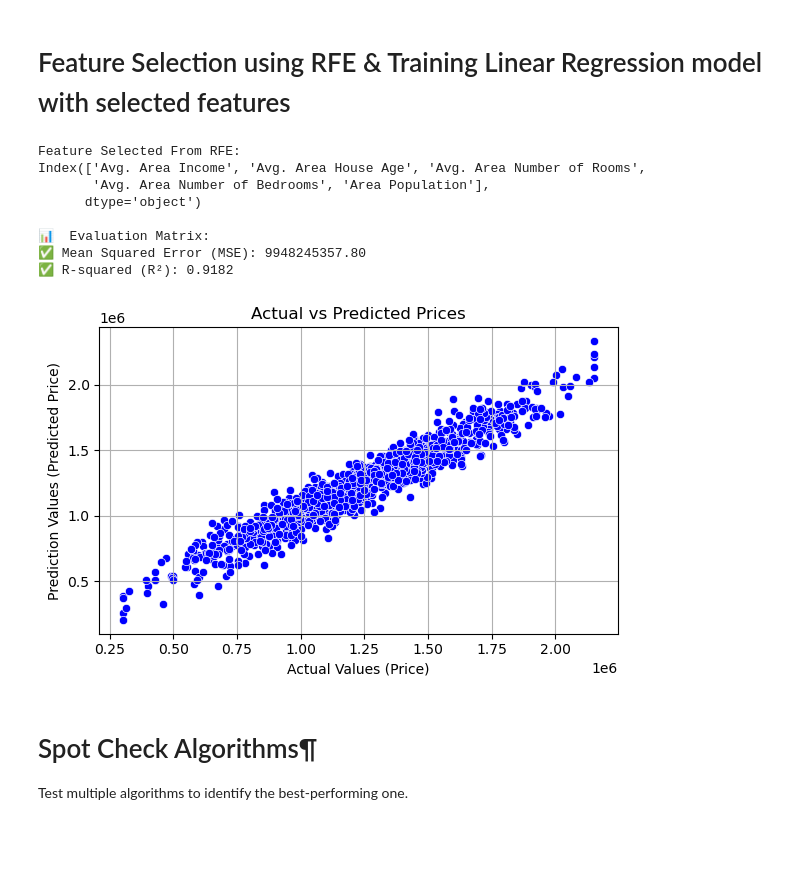
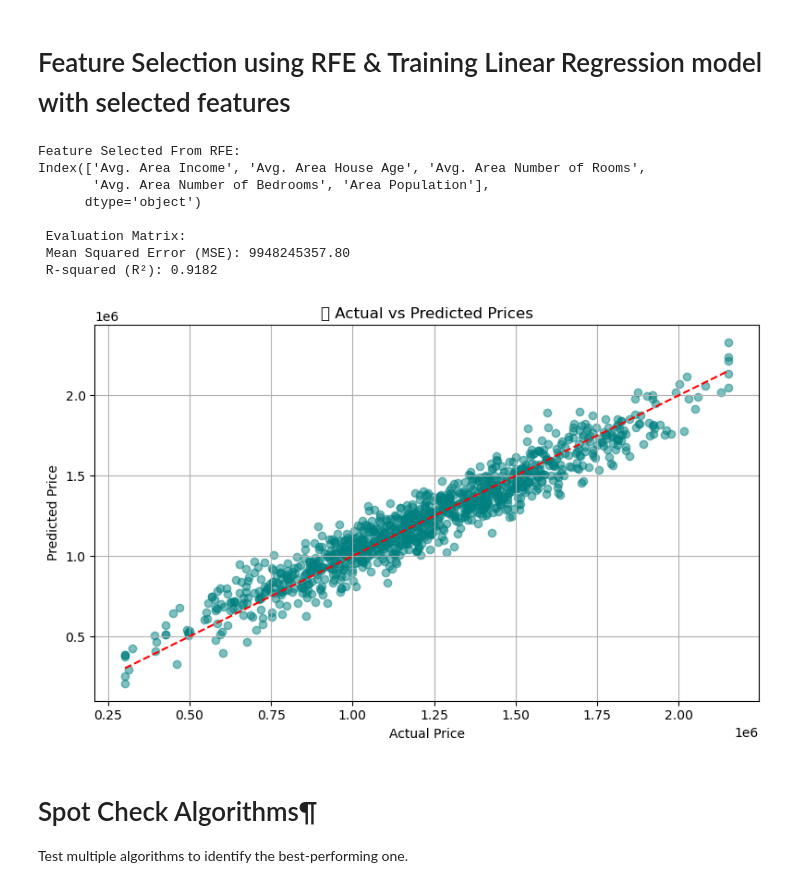
Before and after one commit to RuqayaAli/ML_repo, a Jupyter notebook: ML_Project_Tamplet/ML_Project.ipynb, the cells around one changed output. Drawn from its saved outputs; the diff is of its cells as text; code cells hidden in the pictures; blank space fills up the shorter version.

```diff
--- a/ML_Project_Tamplet/ML_Project.ipynb
+++ b/ML_Project_Tamplet/ML_Project.ipynb
@@ -551,45 +551,47 @@ rfe.fit(X_train, y_train)
 
 selected_features = X.columns[rfe.support_]
 print("Feature Selected From RFE:")
 print(selected_features)
 
 # Use the Selection Features Only
 X_train_selected = X_train[selected_features]
 X_test_selected = X_test[selected_features]
 
 # Train The model with Seleced features only
 model = LinearRegression()
 model.fit(X_train_selected, y_train)
 
 # Prediction
 y_pred = model.predict(X_test_selected)
 # Define Evaluation Matrix
 mse = mean_squared_error(y_test, y_pred)
 r2 = r2_score(y_test, y_pred)
 
-print("\n📊  Evaluation Matrix:")
-print(f"✅ Mean Squared Error (MSE): {mse:.2f}")
-print(f"✅ R-squared (R²): {r2:.4f}")
+print("\n Evaluation Matrix:")
+print(f" Mean Squared Error (MSE): {mse:.2f}")
+print(f" R-squared (R²): {r2:.4f}")
 
 # Graph to compare the difference between Actual Vs. Prediction Values
-plt.figure(figsize=(6,4))
-sns.scatterplot(x=y_test, y=y_pred, color='blue')
-plt.xlabel("Actual Values (Price)")
-plt.ylabel("Prediction Values (Predicted Price)")
-plt.title("Actual vs Predicted Prices")
+
+plt.figure(figsize=(8, 5))
+plt.scatter(y_test, y_pred, alpha=0.5, color='teal')
+plt.plot([y_test.min(), y_test.max()], [y_test.min(), y_test.max()], '--r')
+plt.title("🔍 Actual vs Predicted Prices")
+plt.xlabel("Actual Price")
+plt.ylabel("Predicted Price")
 plt.grid(True)
 plt.tight_layout()
 plt.show()
 # %% [output]
 Feature Selected From RFE:
 Index(['Avg. Area Income', 'Avg. Area House Age', 'Avg. Area Number of Rooms',
        'Avg. Area Number of Bedrooms', 'Area Population'],
       dtype='object')
 
-📊  Evaluation Matrix:
-✅ Mean Squared Error (MSE): 9948245357.80
-✅ R-squared (R²): 0.9182
+ Evaluation Matrix:
+ Mean Squared Error (MSE): 9948245357.80
+ R-squared (R²): 0.9182
-[figure, old version]
+[figure, new version]
 # %% [markdown]
 # Spot Check Algorithms¶
 Test multiple algorithms to identify the best-performing one.
```
